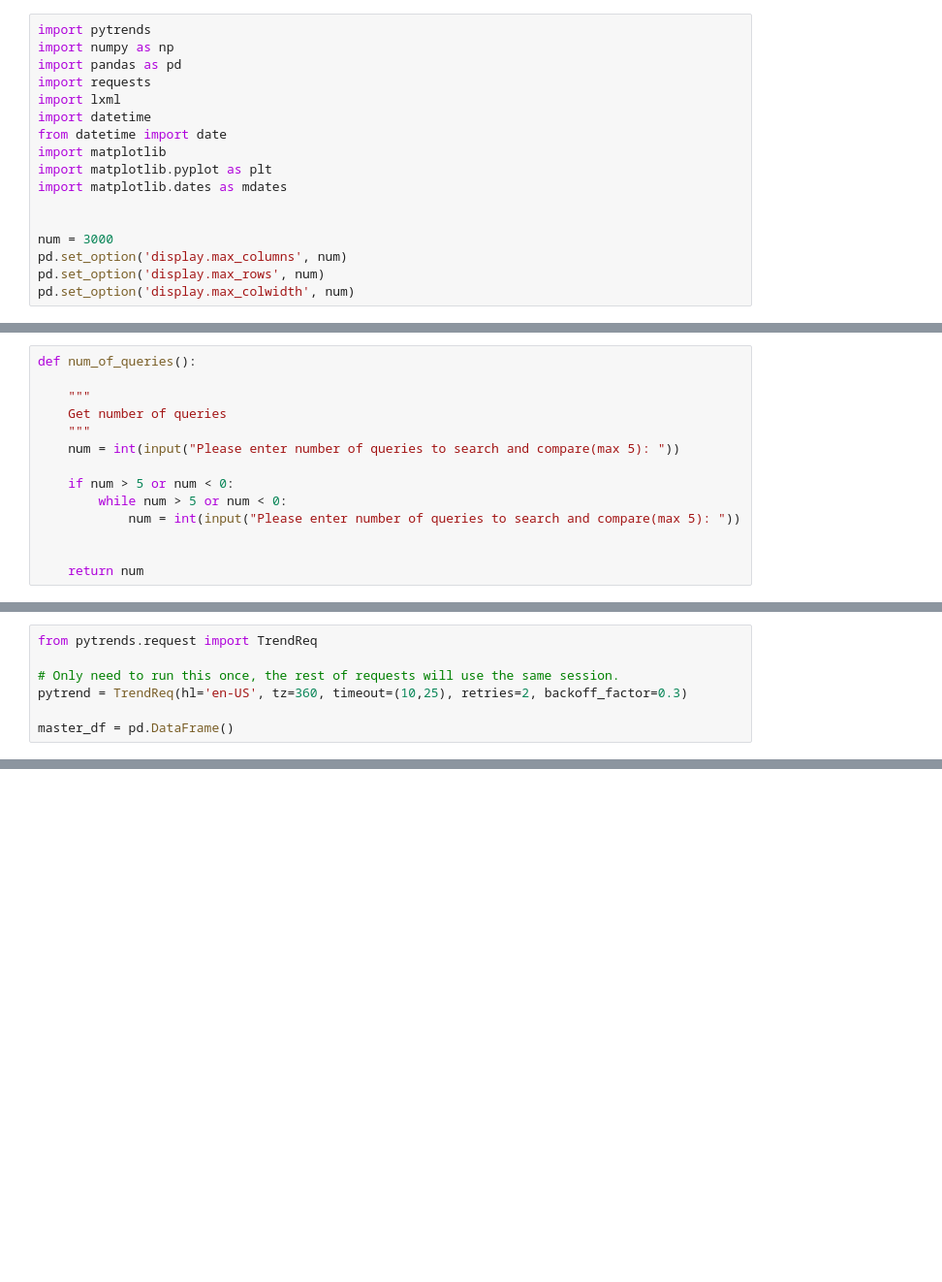
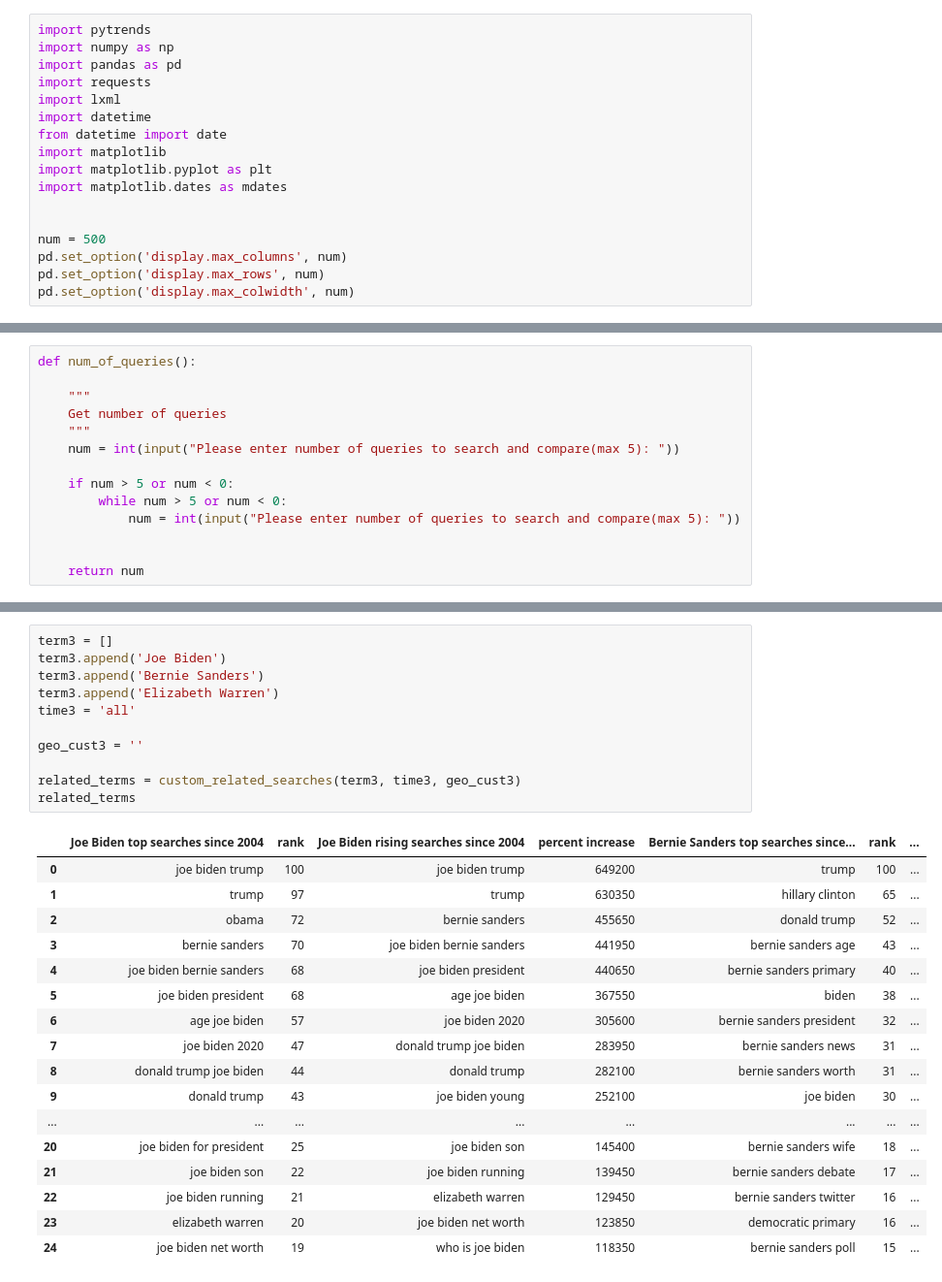
Before and after one commit to justin-meisner/google-trends, a Jupyter notebook: Justin - Trends.ipynb, the cells around one changed output, grey strips where cells are left out. Shown at 97% size. Cells and saved outputs as stored; diff of their text form; blank space fills up the shorter version.

```diff
--- a/Justin - Trends.ipynb
+++ b/Justin - Trends.ipynb
@@ -13,7 +13,7 @@ import matplotlib.pyplot as plt
 import matplotlib.dates as mdates
 
 
-num = 3000
+num = 500
 pd.set_option('display.max_columns', num)
 pd.set_option('display.max_rows', num)
 pd.set_option('display.max_colwidth', num)
@@ -52,7 +56,0 @@ def num_of_queries():
-# %%
-from pytrends.request import TrendReq
-
-# Only need to run this once, the rest of requests will use the same session.
-pytrend = TrendReq(hl='en-US', tz=360, timeout=(10,25), retries=2, backoff_factor=0.3)
-
-master_df = pd.DataFrame()
@@ -204,0 +248,29 @@ frames_master
+# %%
+term3 = []
+term3.append('Joe Biden')
+term3.append('Bernie Sanders')
+term3.append('Elizabeth Warren')
+time3 = 'all'
+
+geo_cust3 = ''
+
+related_terms = custom_related_searches(term3, time3, geo_cust3)
+related_terms
+# %% [output]
+|  | Joe Biden top searches since 2004 | rank | Joe Biden rising searches since 2004 | percent increase | Bernie Sanders top searches since... | rank | ... |
+| 0 | joe biden trump | 100 | joe biden trump | 649200 | trump | 100 | ... |
+| 1 | trump | 97 | trump | 630350 | hillary clinton | 65 | ... |
+| 2 | obama | 72 | bernie sanders | 455650 | donald trump | 52 | ... |
+| 3 | bernie sanders | 70 | joe biden bernie sanders | 441950 | bernie sanders age | 43 | ... |
+| 4 | joe biden bernie sanders | 68 | joe biden president | 440650 | bernie sanders primary | 40 | ... |
+| 5 | joe biden president | 68 | age joe biden | 367550 | biden | 38 | ... |
+| 6 | age joe biden | 57 | joe biden 2020 | 305600 | bernie sanders president | 32 | ... |
+| 7 | joe biden 2020 | 47 | donald trump joe biden | 283950 | bernie sanders news | 31 | ... |
+| 8 | donald trump joe biden | 44 | donald trump | 282100 | bernie sanders worth | 31 | ... |
+| 9 | donald trump | 43 | joe biden young | 252100 | joe biden | 30 | ... |
+| ... | ... | ... | ... | ... | ... | ... | ... |
+| 20 | joe biden for president | 25 | joe biden son | 145400 | bernie sanders wife | 18 | ... |
+| 21 | joe biden son | 22 | joe biden running | 139450 | bernie sanders debate | 17 | ... |
+| 22 | joe biden running | 21 | elizabeth warren | 129450 | bernie sanders twitter | 16 | ... |
+| 23 | elizabeth warren | 20 | joe biden net worth | 123850 | democratic primary | 16 | ... |
+| 24 | joe biden net worth | 19 | who is joe biden | 118350 | bernie sanders poll | 15 | ... |
```
Also changed, not shown: parts of 20 cells of this notebook.
